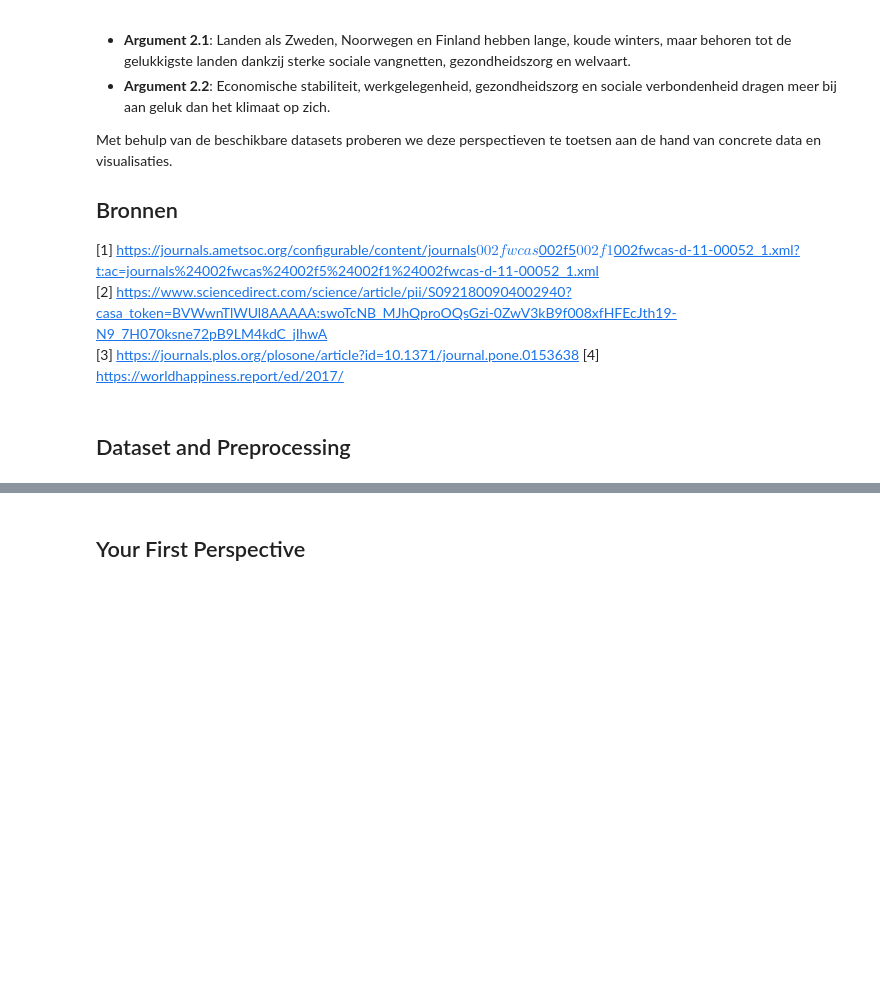
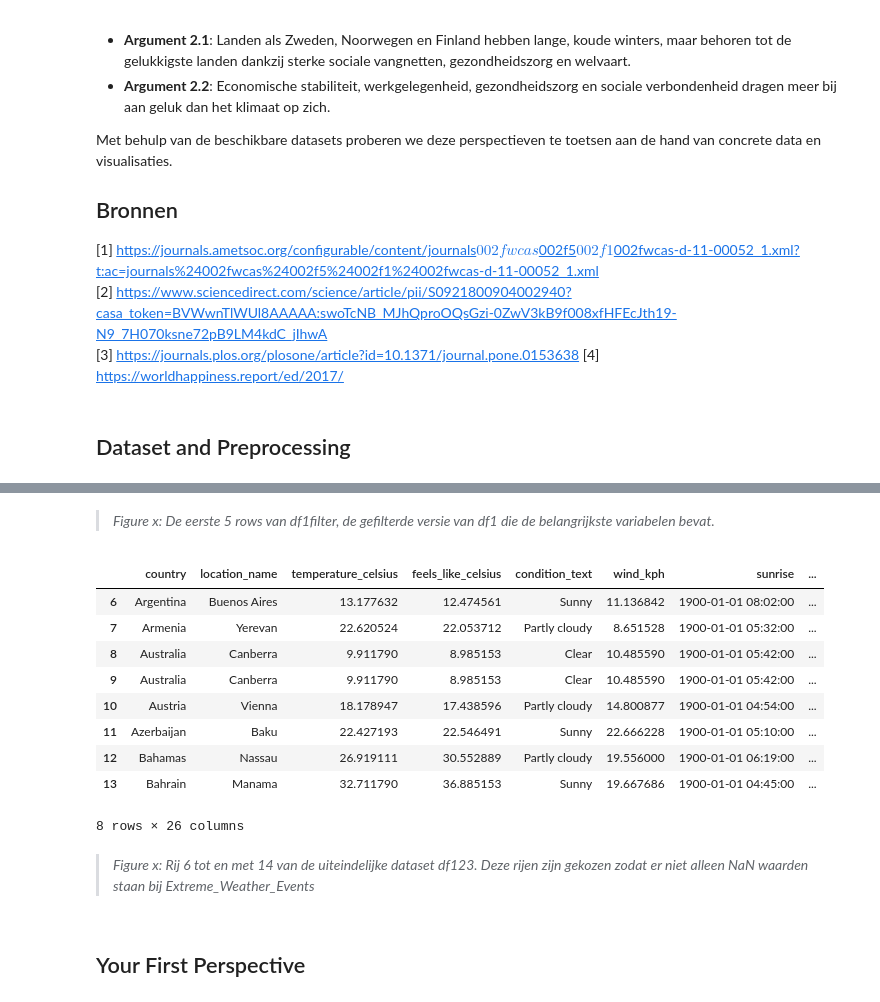
Before and after one commit to Mythsofmagic/Information_Visualization_2025, a Jupyter notebook: docs/main file eindopdracht.ipynb, the cells around one changed output, grey strips where cells are left out. Drawn from its saved outputs; the diff is of its cells as text; code cells hidden in the pictures; blank space fills up the shorter version.

Commit message:
Preprocessing!
Een hele hoop tekst en tabellen en uitleg, de datasets enz is nog niet af tho.

```diff
--- a/docs/main file eindopdracht.ipynb
+++ b/docs/main file eindopdracht.ipynb
@@ -185,3 +219,20 @@ df123
+# %% [markdown]
+> *Figure x: De eerste 5 rows van df1filter, de gefilterde versie van df1 die de belangrijkste variabelen bevat.*
+# %%
+df123[6:14]  # Dit lijkt misschien op een rare selectie aan cellen, maar zo zijn er niet alleen NaN waardes voor de extreme weather events.
+# %% [output]
+|  | country | location_name | temperature_celsius | feels_like_celsius | condition_text | wind_kph | sunrise | ... |
+| 6 | Argentina | Buenos Aires | 13.177632 | 12.474561 | Sunny | 11.136842 | 1900-01-01 08:02:00 | ... |
+| 7 | Armenia | Yerevan | 22.620524 | 22.053712 | Partly cloudy | 8.651528 | 1900-01-01 05:32:00 | ... |
+| 8 | Australia | Canberra | 9.911790 | 8.985153 | Clear | 10.485590 | 1900-01-01 05:42:00 | ... |
+| 9 | Australia | Canberra | 9.911790 | 8.985153 | Clear | 10.485590 | 1900-01-01 05:42:00 | ... |
+| 10 | Austria | Vienna | 18.178947 | 17.438596 | Partly cloudy | 14.800877 | 1900-01-01 04:54:00 | ... |
+| 11 | Azerbaijan | Baku | 22.427193 | 22.546491 | Sunny | 22.666228 | 1900-01-01 05:10:00 | ... |
+| 12 | Bahamas | Nassau | 26.919111 | 30.552889 | Partly cloudy | 19.556000 | 1900-01-01 06:19:00 | ... |
+| 13 | Bahrain | Manama | 32.711790 | 36.885153 | Sunny | 19.667686 | 1900-01-01 04:45:00 | ... |
+8 rows × 26 columns
+# %% [markdown]
+> *Figure x: Rij 6 tot en met 14 van de uiteindelijke dataset df123. Deze rijen zijn gekozen zodat er niet alleen NaN waarden staan bij Extreme_Weather_Events*
 # %% [markdown]
 ## Your First Perspective
 # %% [markdown]
```
Also changed, not shown: parts of 12 cells of this notebook.
